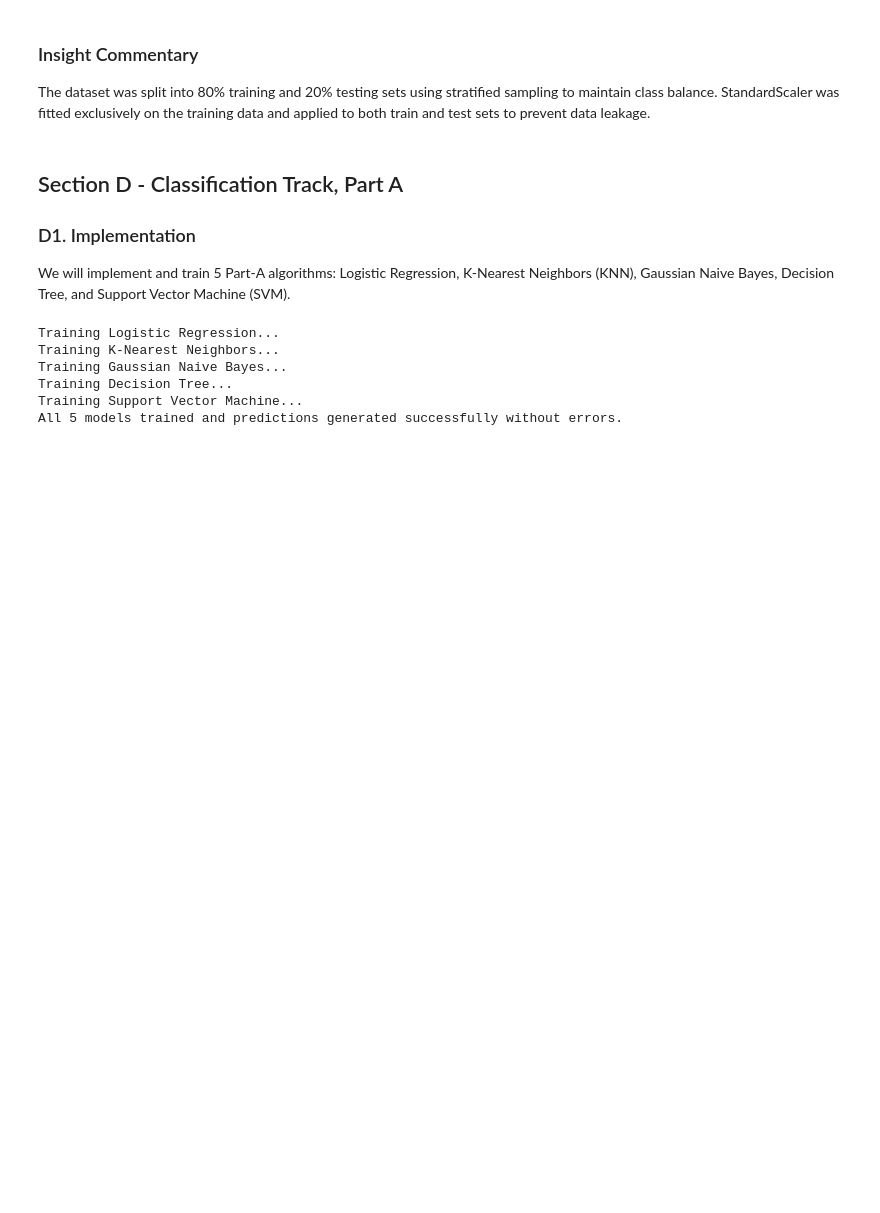
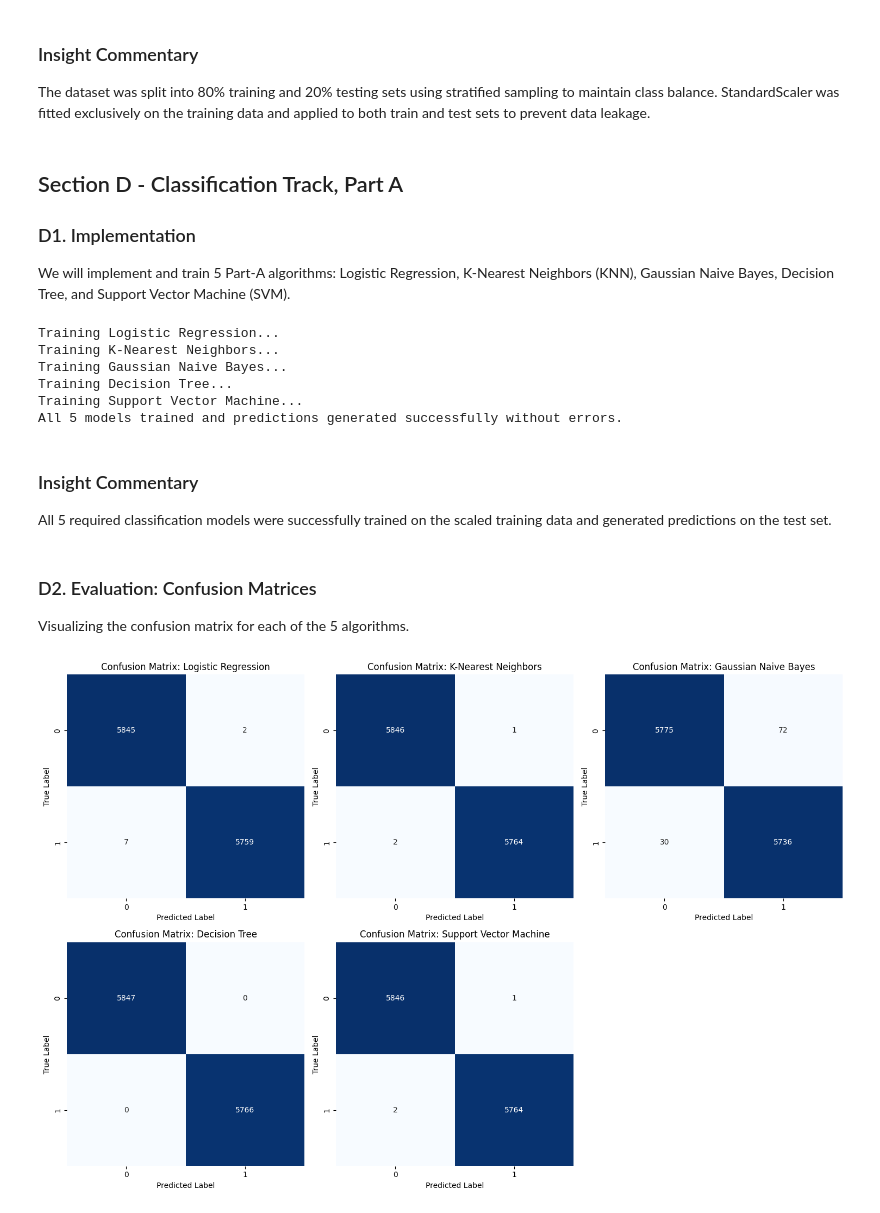
Before and after one commit to SharveshC/ML_CAPSTONE, a Jupyter notebook: notebooks/classification.ipynb, the cells around one changed output. Saved outputs shown, nothing was run; the diff lists cells and outputs as text; code cells hidden in the pictures; blank space fills up the shorter version.

```diff
--- a/notebooks/classification.ipynb
+++ b/notebooks/classification.ipynb
@@ -255,3 +255,31 @@ Training Gaussian Naive Bayes...
 Training Decision Tree...
 Training Support Vector Machine...
 All 5 models trained and predictions generated successfully without errors.
+# %% [markdown]
+### Insight Commentary
+All 5 required classification models were successfully trained on the scaled training data and generated predictions on the test set.
+# %% [markdown]
+### D2. Evaluation: Confusion Matrices
+Visualizing the confusion matrix for each of the 5 algorithms.
+# %%
+import math
+n_models = len(cms)
+cols = 3
+rows = math.ceil(n_models / cols)
+
+fig, axes = plt.subplots(rows, cols, figsize=(15, 5 * rows))
+axes = axes.flatten()
+
+for i, (name, cm) in enumerate(cms.items()):
+    sns.heatmap(cm, annot=True, fmt='d', cmap='Blues', ax=axes[i], cbar=False)
+    axes[i].set_title(f'Confusion Matrix: {name}')
+    axes[i].set_xlabel('Predicted Label')
+    axes[i].set_ylabel('True Label')
+
+for j in range(i + 1, len(axes)):
+    fig.delaxes(axes[j])
+
+plt.tight_layout()
+plt.show()
+# %% [output]
+[figure, added]
```
Also changed, not shown: parts of 4 cells of this notebook.
